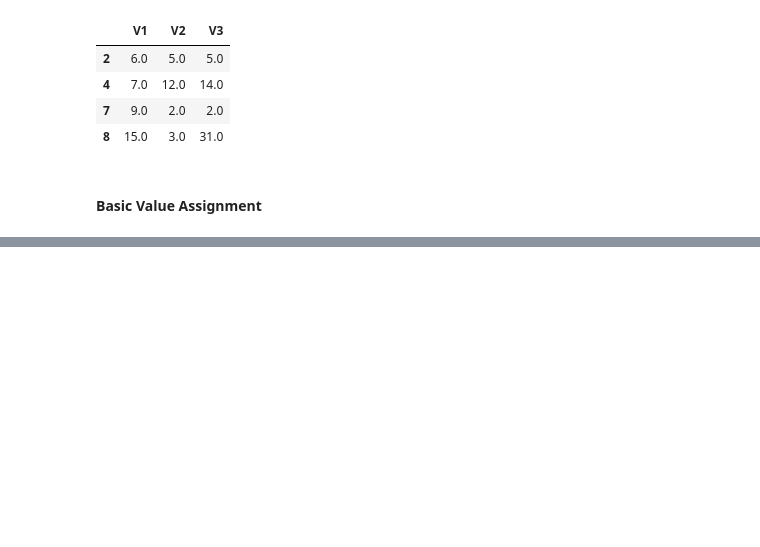
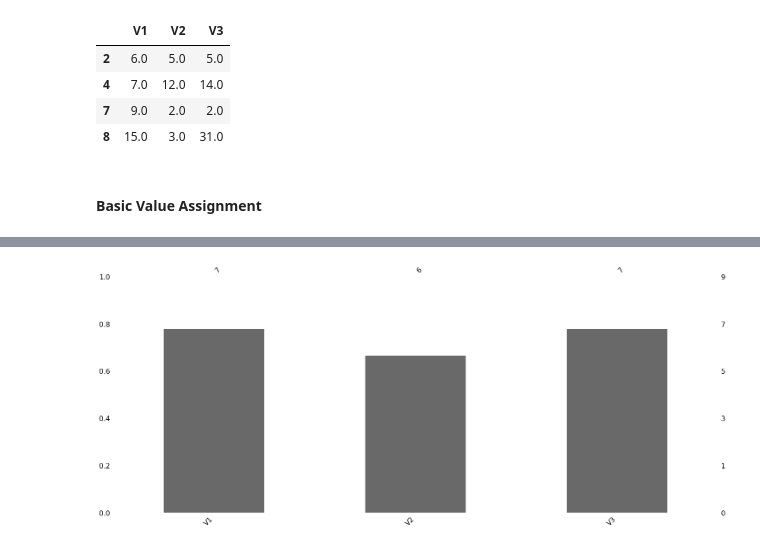
Before and after one commit to urunsiyabend/My-Data-Science-Studies, a Jupyter notebook: Data Preprocessing/04 - Missing Value Analysis.ipynb, the cells around one changed output, grey strips where cells are left out. Drawn from its saved outputs; the diff is of its cells as text; code cells hidden in the pictures; blank space fills up the shorter version.

```diff
--- a/Data Preprocessing/04 - Missing Value Analysis.ipynb
+++ b/Data Preprocessing/04 - Missing Value Analysis.ipynb
@@ -102,0 +177,4 @@ df.dropna()
+# %%
+msno.bar(df);
+# %% [output]
+[figure, added]
```
Also changed, not shown: parts of 27 cells of this notebook.
